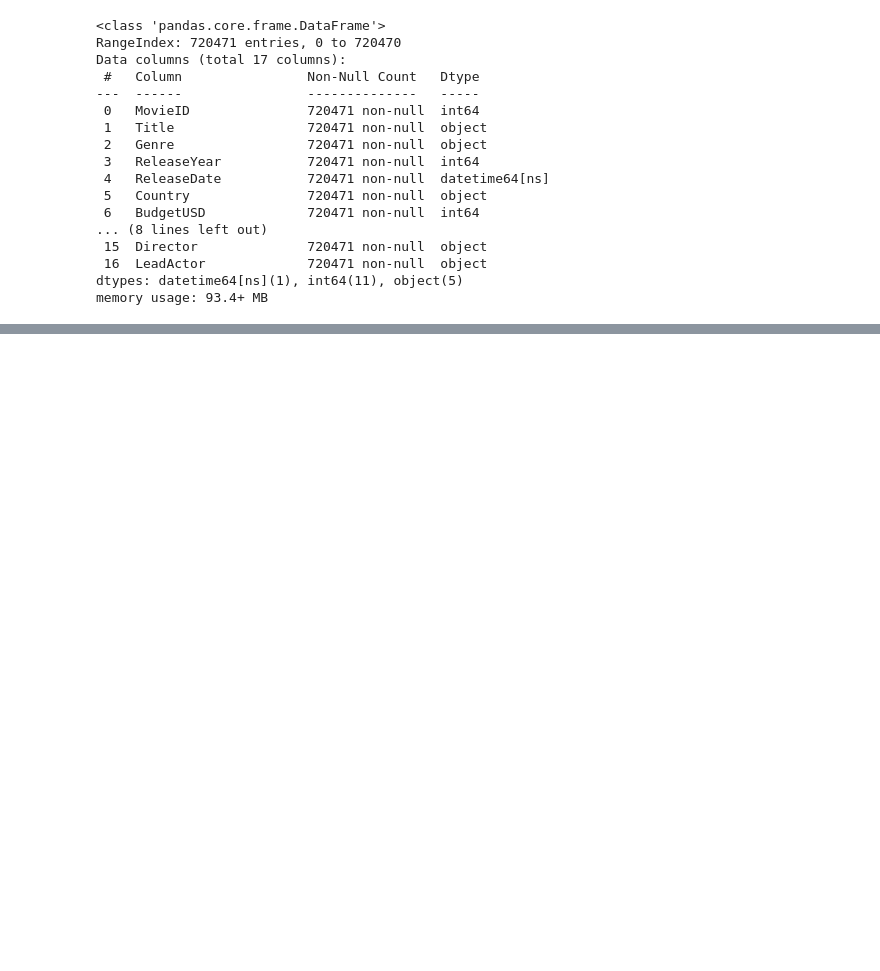
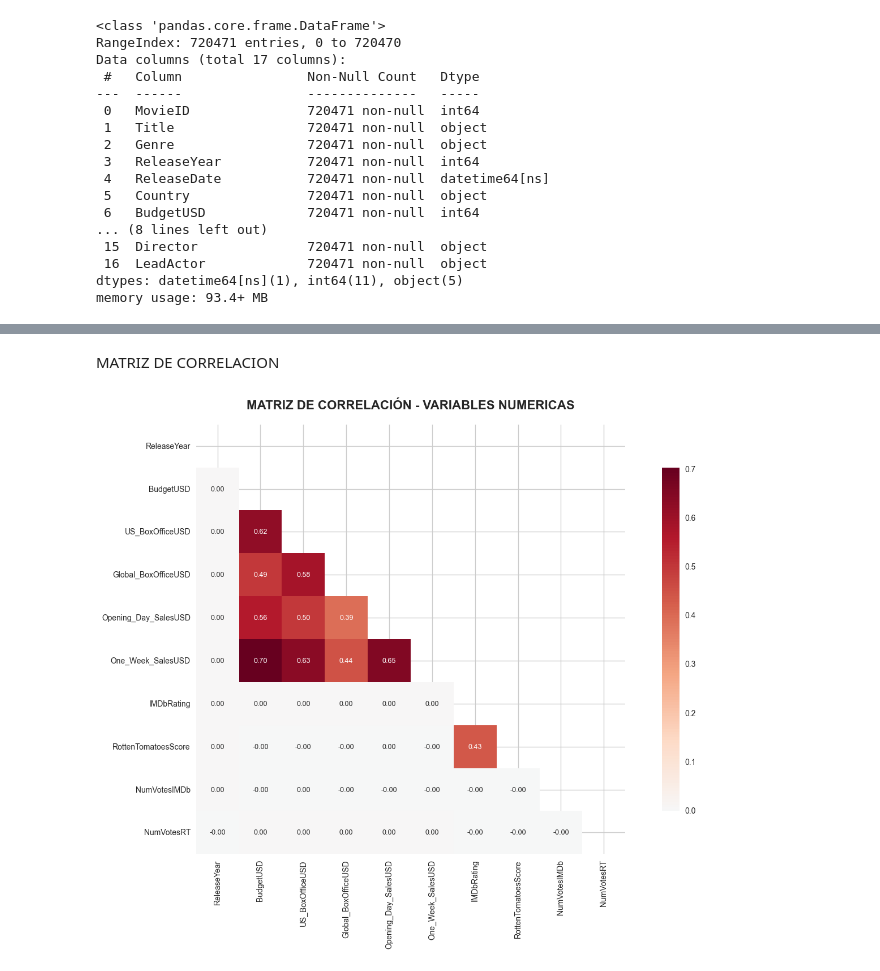
Before and after one commit to JuanCaTorres221/LaboratorioIA2, a Jupyter notebook: EDA/EDA.ipynb, the cells around one changed output, grey strips where cells are left out. Cells and saved outputs as stored; diff of their text form; code cells hidden in the pictures; blank space fills up the shorter version.

```diff
--- a/EDA/EDA.ipynb
+++ b/EDA/EDA.ipynb
@@ -640,0 +292,19 @@ if 'ReleaseYear' in df_final_corregido.columns:
+# %% [markdown]
+MATRIZ DE CORRELACION
+# %%
+plt.figure(figsize=(14, 10))
+correlation_matrix = df[numeric_vars].corr()
+
+# Máscara para el triángulo superior
+mask = np.triu(np.ones_like(correlation_matrix, dtype=bool))
+
+sns.heatmap(correlation_matrix, mask=mask, annot=True, cmap='RdBu_r', center=0,
+            square=True, fmt='.2f', cbar_kws={"shrink": .8},
+            annot_kws={'size': 9})
+
+plt.title('MATRIZ DE CORRELACIÓN - VARIABLES NUMERICAS',
+          fontsize=16, pad=20, fontweight='bold')
+plt.tight_layout()
+plt.show()
+# %% [output]
+[figure, added]
```
Also changed, not shown: parts of 31 cells of this notebook.
